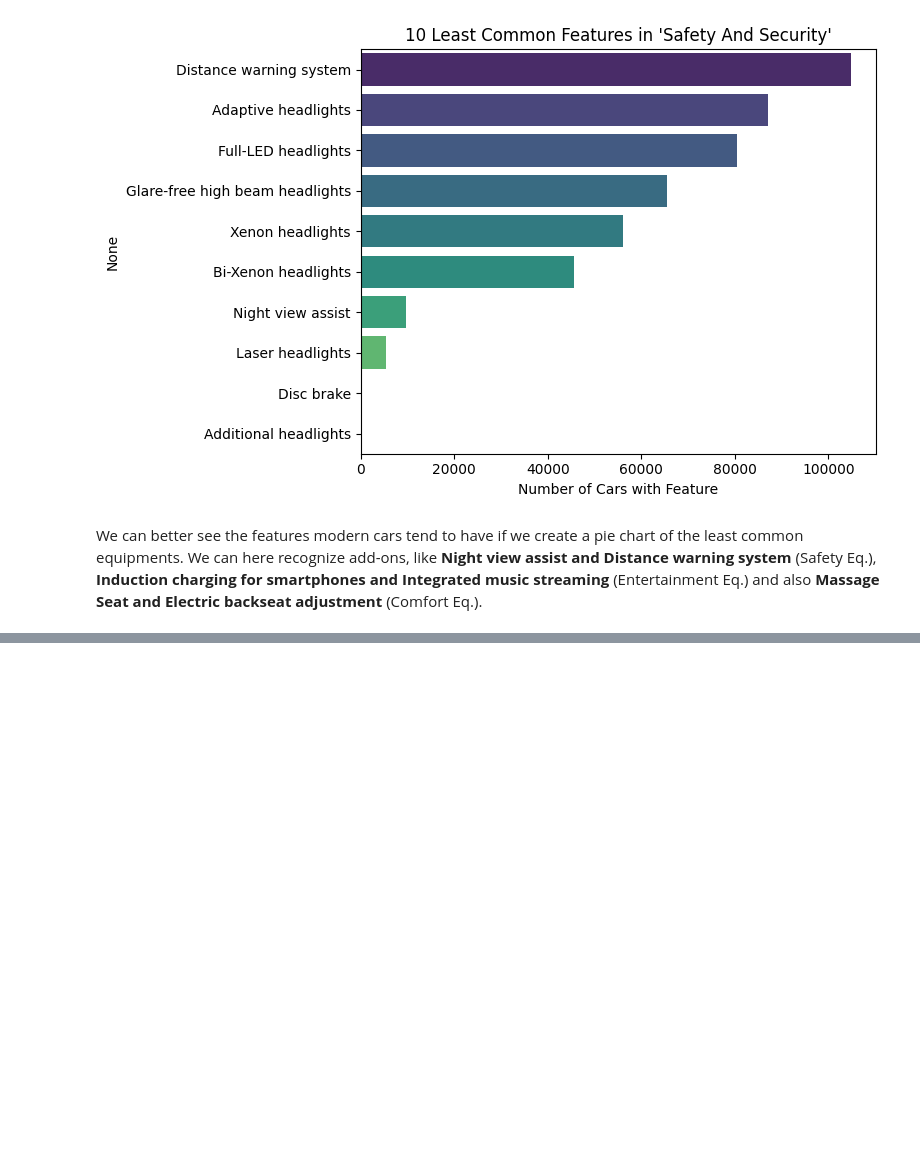
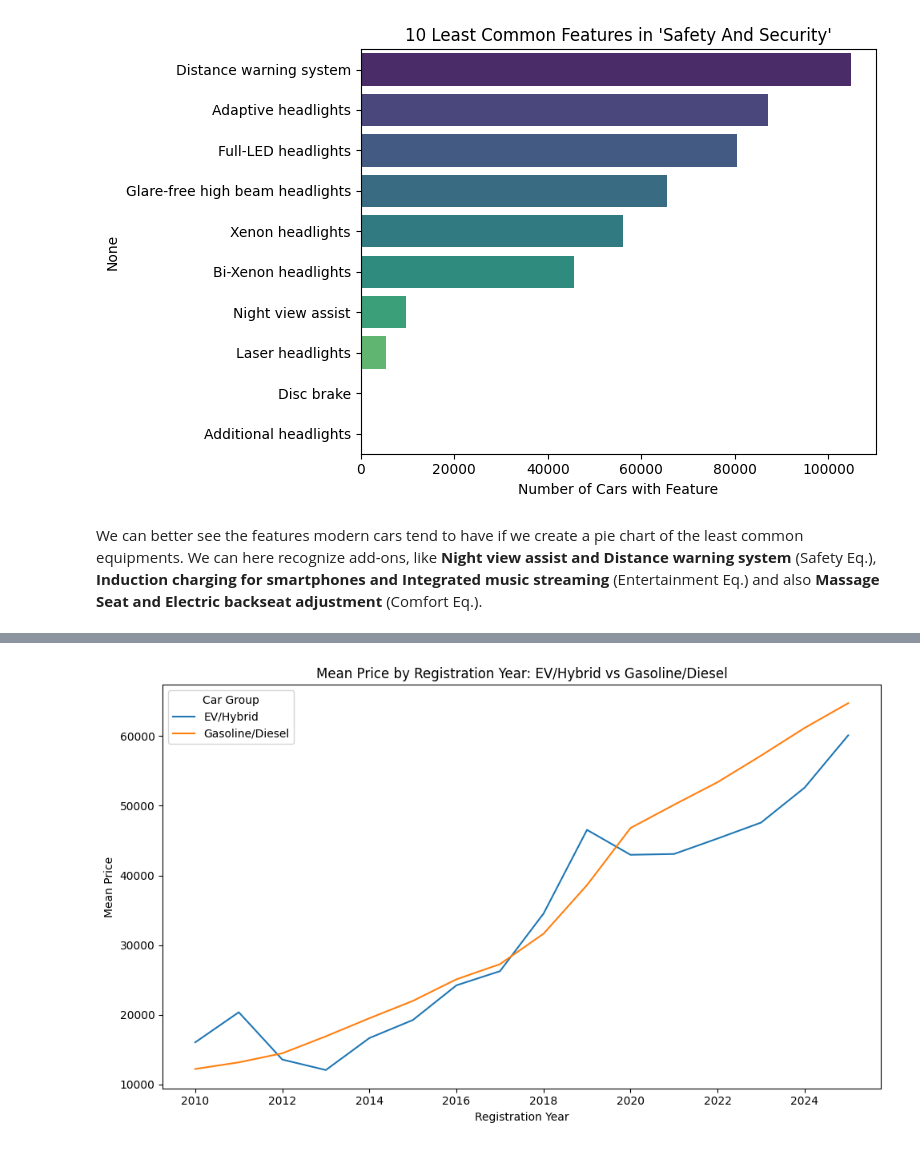
Before and after one commit to dfoddav2/SS25-capstone-project, a Jupyter notebook: exploratory.ipynb, the cells around one changed output, grey strips where cells are left out. Cells and saved outputs as stored; diff of their text form; code cells hidden in the pictures; blank space fills up the shorter version.

```diff
--- a/exploratory.ipynb
+++ b/exploratory.ipynb
@@ -628,0 +702,41 @@ We can better see the features modern cars tend to have if we create a pie chart
+# %%
+# Define EV/Hybrid and ICE categories
+ev_hybrid_types = ['Electric', 'Electric/Diesel', 'Electric/Gasoline', 'Hydrogen']
+ice_types = ['Gasoline', 'Diesel']
+
+def car_group(ftype):
+    if ftype in ev_hybrid_types:
+        return 'EV/Hybrid'
+    elif ftype in ice_types:
+        return 'Gasoline/Diesel'
+    else:
+        return 'Other'
+
+df['car_group'] = df['fuel_type'].apply(car_group)
+
+# Extract registration year
+df['registration_year'] = df['first_registration'].astype(str).str[:4]
+df['registration_year'] = pd.to_numeric(df['registration_year'], errors='coerce')
+
+# Filter to reasonable years and prices
+df_filtered = df[
+    (df['registration_year'] >= 2010) &
+    (df['registration_year'] <= 2025) &
+    (df['price'] < 200000)
+    & (df['car_group'].isin(['EV/Hybrid', 'Gasoline/Diesel']))
+]
+
+# Calculate mean price by year and group
+mean_price_by_year = df_filtered.groupby(['car_group', 'registration_year'])['price'].mean().reset_index()
+
+# Plot
+plt.figure(figsize=(10, 6))
+sns.lineplot(data=mean_price_by_year, x='registration_year', y='price', hue='car_group')
+plt.title('Mean Price by Registration Year: EV/Hybrid vs Gasoline/Diesel')
+plt.xlabel('Registration Year')
+plt.ylabel('Mean Price')
+plt.legend(title='Car Group')
+plt.tight_layout()
+plt.show()
+# %% [output]
+[figure, added]
```
Also changed, not shown: parts of 7 cells of this notebook.
